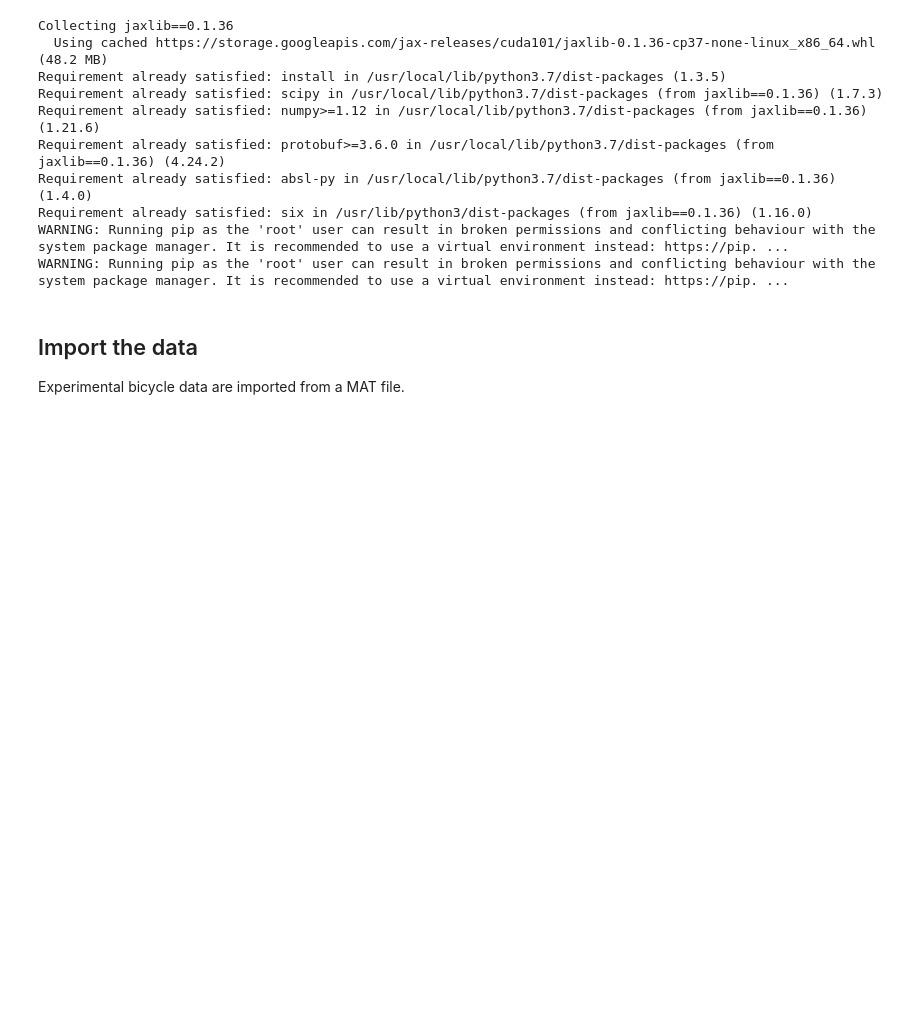
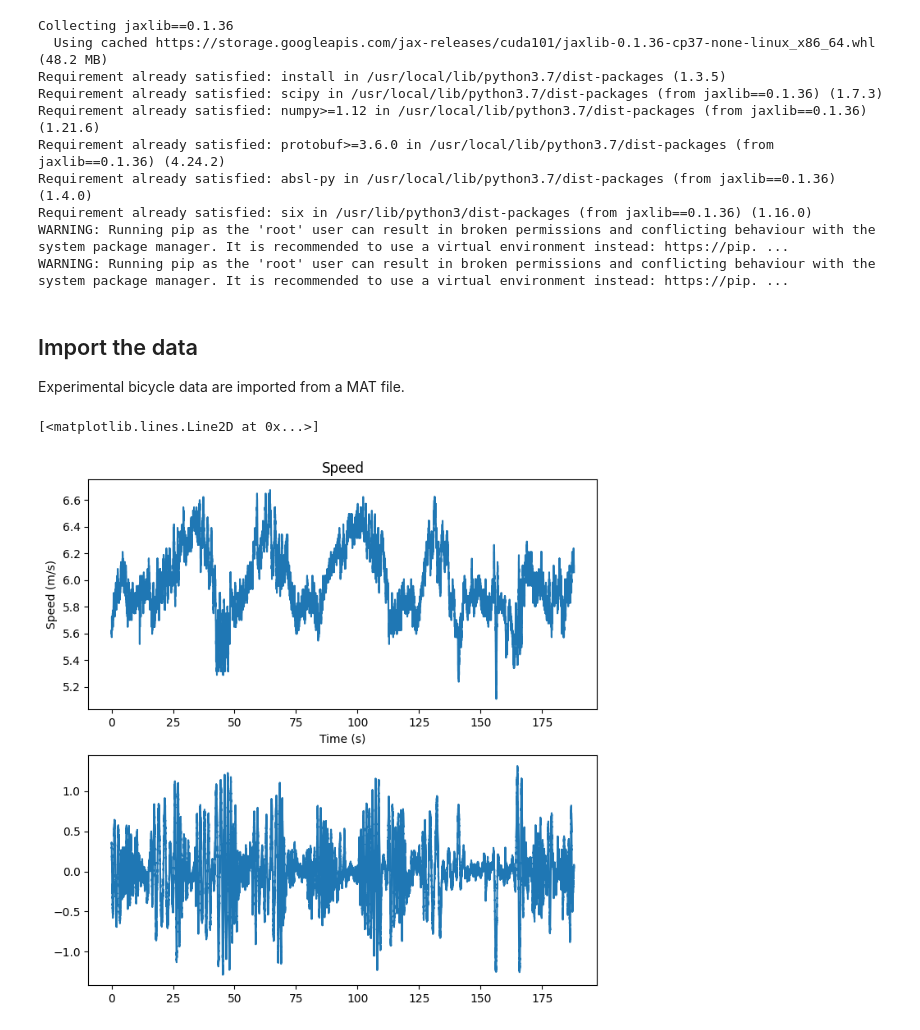
Before and after one commit to stefphd/bicycle-lnn, a Jupyter notebook: main.ipynb, the cells around one changed output. Drawn from its saved outputs; the diff is of its cells as text; code cells hidden in the pictures; blank space fills up the shorter version.

```diff
--- a/main.ipynb
+++ b/main.ipynb
@@ -58,3 +58,26 @@ from functools import partial # reduces args to function by making some subset i
 ## Import the data
 
 Experimental bicycle data are imported from a MAT file.
+# %%
+filename = "data/2022-09-14_FrequencyBand_20kph-test1.mat"
+!mkdir -p data
+!wget -O {filename} https://github.com/stefphd/bicycle-lnn/raw/main/{filename}
+clear_output()
+datamat = scio.loadmat(filename)
+
+# some plots just to see the data
+time = datamat["time"]; time = time - time[0]
+speed = datamat["speed"]
+gyrox = datamat["gyro_x"]
+
+plt.figure(figsize=[8,8])
+
+plt.subplot(2,1,1) # speed
+plt.title("Speed"); plt.xlabel("Time (s)"); plt.ylabel("Speed (m/s)")
+plt.plot(time,speed)
+
+plt.subplot(2,1,2) # roll rate
+plt.plot(time, gyrox)
+# %% [output]
+[<matplotlib.lines.Line2D at 0x...>]
+[figure, added]
```
Also changed, not shown: parts of 1 cell of this notebook.
